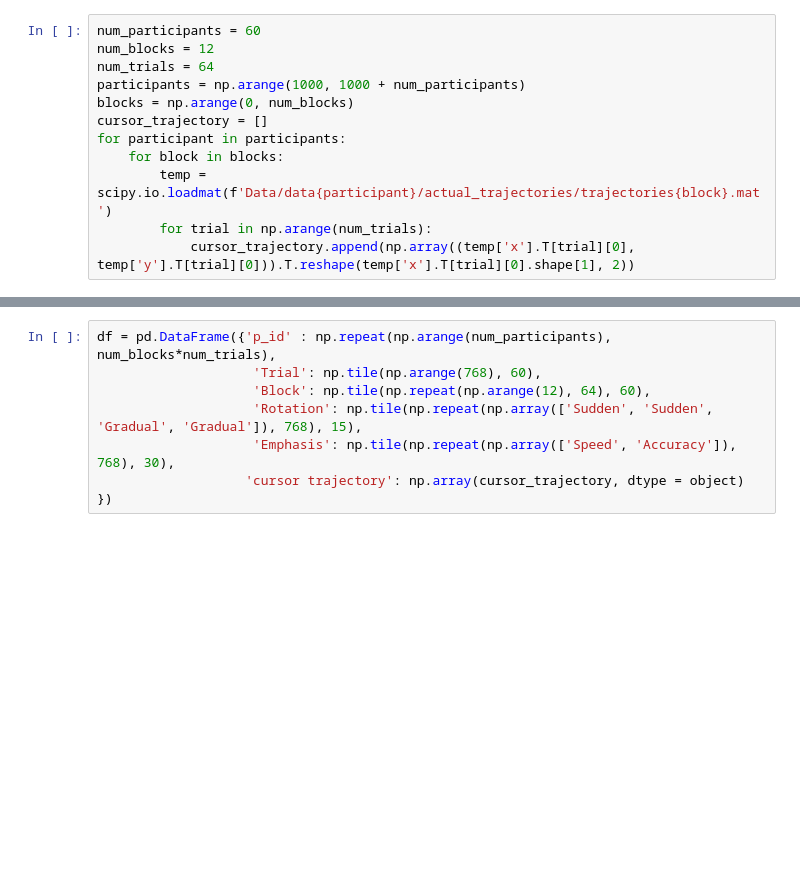
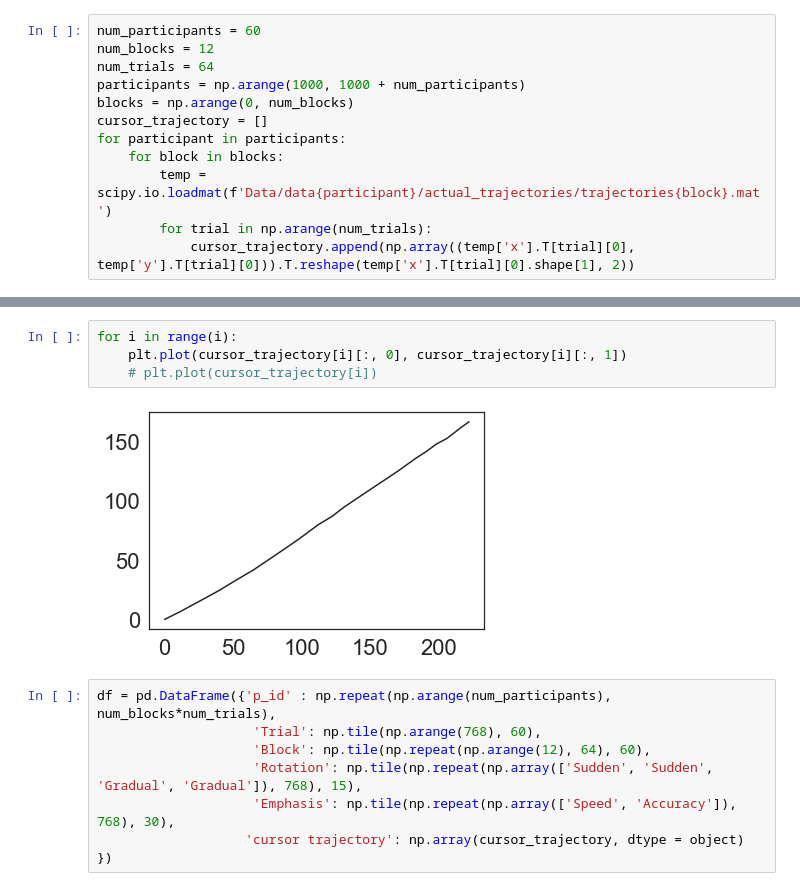
Before and after one commit to tejas-savalia/vma_behavioral, a Jupyter notebook: All experiments/experiment 1/analyses.ipynb, the cells around one changed output, grey strips where cells are left out. Saved outputs shown, nothing was run; the diff lists cells and outputs as text; blank space fills up the shorter version.

```diff
--- a/All experiments/experiment 1/analyses.ipynb
+++ b/All experiments/experiment 1/analyses.ipynb
@@ -26,3 +32,9 @@ for participant in participants:
+# %%
+for i in range(i):
+    plt.plot(cursor_trajectory[i][:, 0], cursor_trajectory[i][:, 1])
+    # plt.plot(cursor_trajectory[i])
+# %% [output]
+[figure, added]
 # %%
 df = pd.DataFrame({'p_id' : np.repeat(np.arange(num_participants), num_blocks*num_trials),
                     'Trial': np.tile(np.arange(768), 60),
```
Also changed, not shown: parts of 26 cells of this notebook, 3 other files.
